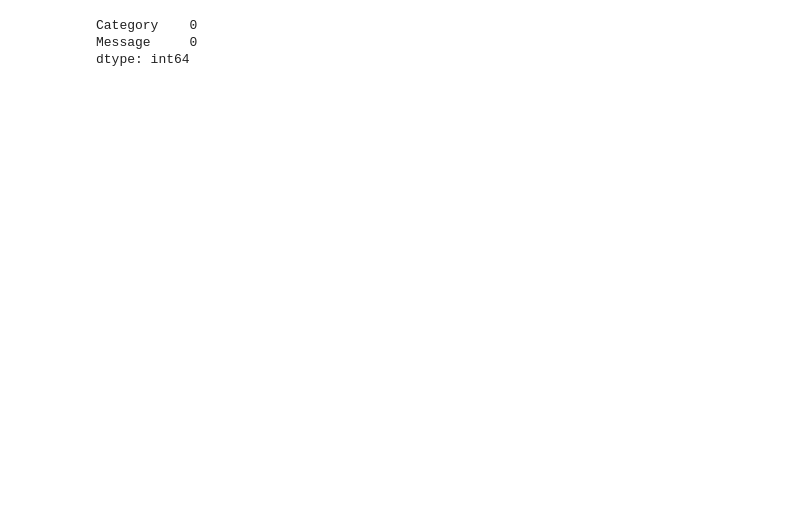
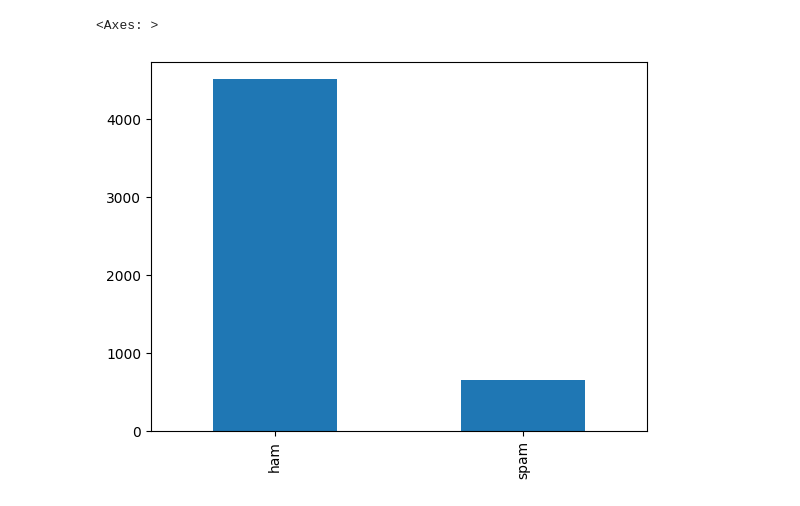
Before and after one commit to Suesue098/Basic, a Jupyter notebook: Spam_Email_Detection.ipynb, the cells around one changed output. Drawn from its saved outputs; the diff is of its cells as text; code cells hidden in the pictures; blank space fills up the shorter version.

```diff
--- a/Spam_Email_Detection.ipynb
+++ b/Spam_Email_Detection.ipynb
@@ -24,3 +25,5 @@ df
+# %%
+df.drop(['Unnamed: 2', 'Unnamed: 3', 'Unnamed: 4'], axis = 1, inplace = True)
 # %%
 df.info()
 # %% [output]
@@ -34,9 +37,9 @@ Data columns (total 2 columns):
 dtypes: object(2)
 memory usage: 87.2+ KB
-# %%
-#Dropped The Column Unnamed
-df.isna().sum()
-# %% [output]
-Category    0
-Message     0
-dtype: int64
+# %%
+df.drop_duplicates(inplace = True)
+# %%
+df['v1'].value_counts().plot.bar()
+# %% [output]
+<Axes: >
+[figure, added]
```
Also changed, not shown: parts of 7 cells of this notebook.
